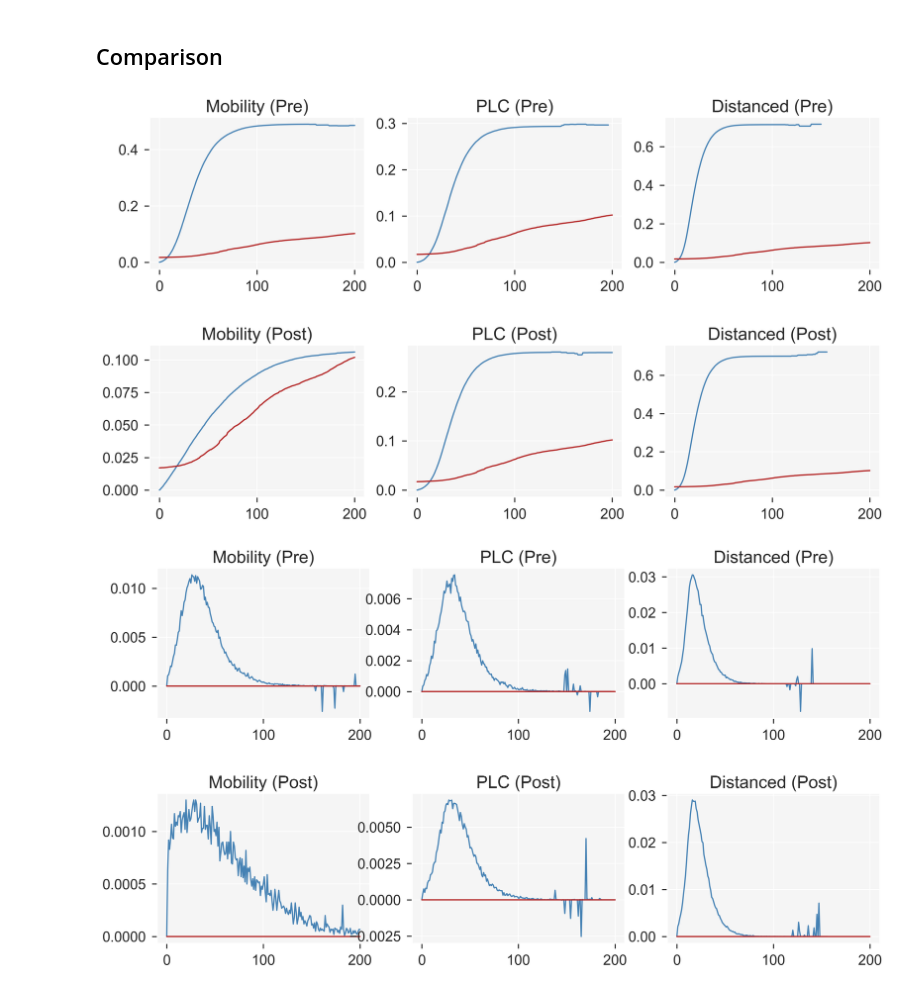
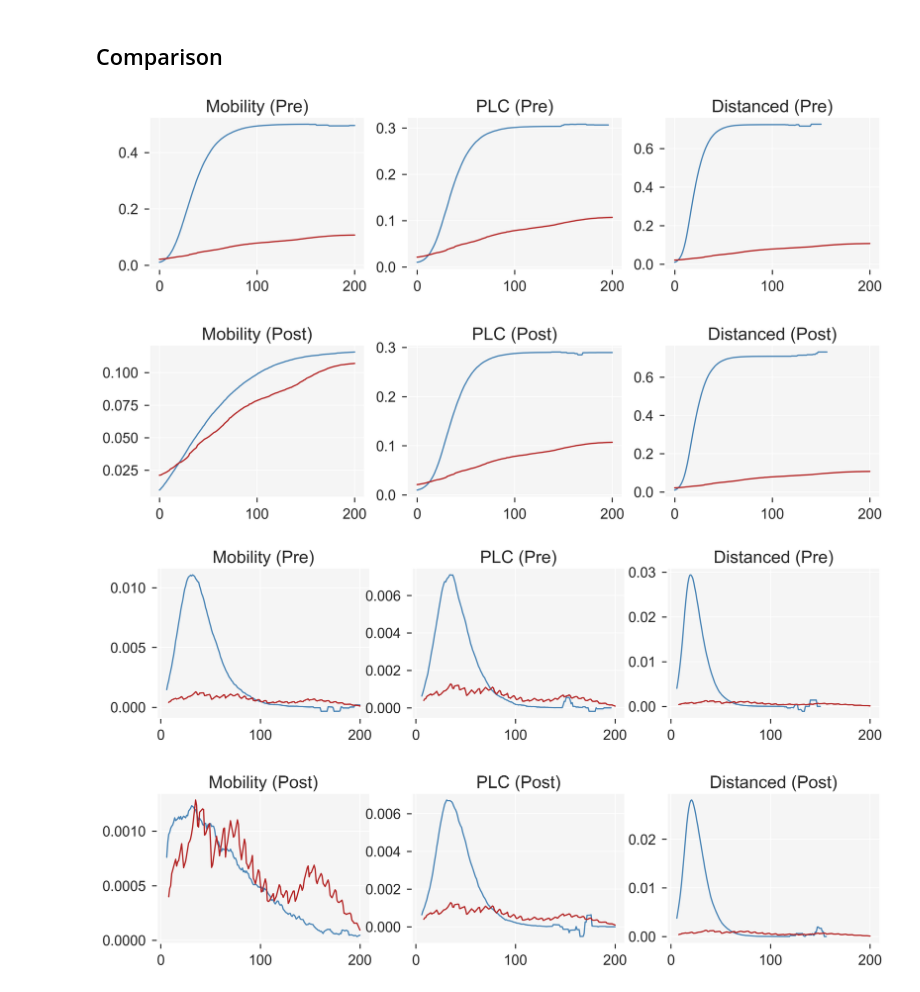
Before and after one commit to leo-pfeiffer/epi-sim, a Jupyter notebook: lib/experiments/4_model_validation.ipynb, the cells around one changed output. Drawn from its saved outputs; the diff is of its cells as text; code cells hidden in the pictures.

```diff
--- a/lib/experiments/4_model_validation.ipynb
+++ b/lib/experiments/4_model_validation.ipynb
@@ -73,7 +75,7 @@ def tranform_case_counts(df):
     first_val = 0
     new_cases = df['Total cases'].diff().fillna(first_val).values.tolist()
 
-    df['New cases'] = [x / POPULATION for x in new_cases]
+    df['New cases'] = new_cases
 
     return df.copy()
 
@@ -123,8 +125,8 @@ def get_wide(name, max_time):
     wide['New cases'] = new_cases
 
     # calc total cases
-    wide['Total cases'] = wide['New cases'].cumsum()
-    # wide['Total cases'] = wide['E'] + wide['I'] + wide['R']
+    # wide['Total cases'] = wide['New cases'].cumsum()
+    wide['Total cases'] = wide['E'] + wide['I'] + wide['R']
 
     return wide
 
@@ -144,7 +146,7 @@ def model_nc(name, max_time=MAX_TIME):
     return x, y
 
 
-def model_nc_smooth(name, max_time=MAX_TIME, p=3):
+def model_nc_smooth(name, max_time=MAX_TIME, p=7):
     wide = get_wide(name, max_time)
     x = wide['time'].values.tolist()
     y = [c for c in wide['New cases'].rolling(p).mean().values.tolist()]
@@ -164,7 +166,7 @@ def empirical_nc(df):
     return x, y
 
 
-def empirical_nc_smooth(df, p=3):
+def empirical_nc_smooth(df, p=7):
     x = df['Date updated'].values.tolist()
     y = [c / POPULATION for c in df['New cases'].rolling(p).mean().values.tolist()]
     return x, y
@@ -187,7 +189,7 @@ wide.head(10)
 ## Comparison
 # %%
 first_wave = make_new_haven_covid(start_date='2020-03-15')
-second_wave = make_new_haven_covid(start_date='2020-10-01')
+second_wave = make_new_haven_covid(start_date='2020-11-01')
 # %%
 def comparison_plot(wave_df, model_func, empirical_func):
     matplotlib.style.use('seaborn')
@@ -221,8 +224,8 @@ def comparison_plot(wave_df, model_func, empirical_func):
 # %%
 comparison_plot(second_wave, model_tc, empirical_tc)
 # %% [output]
-[figure, old version]
+[figure, new version]
 # %%
-comparison_plot(second_wave, model_nc, empirical_nc)
+comparison_plot(second_wave, model_nc_smooth, empirical_nc_smooth)
 # %% [output]
-[figure, old version]
+[figure, new version]
```
Also changed, not shown: parts of 5 cells of this notebook.
